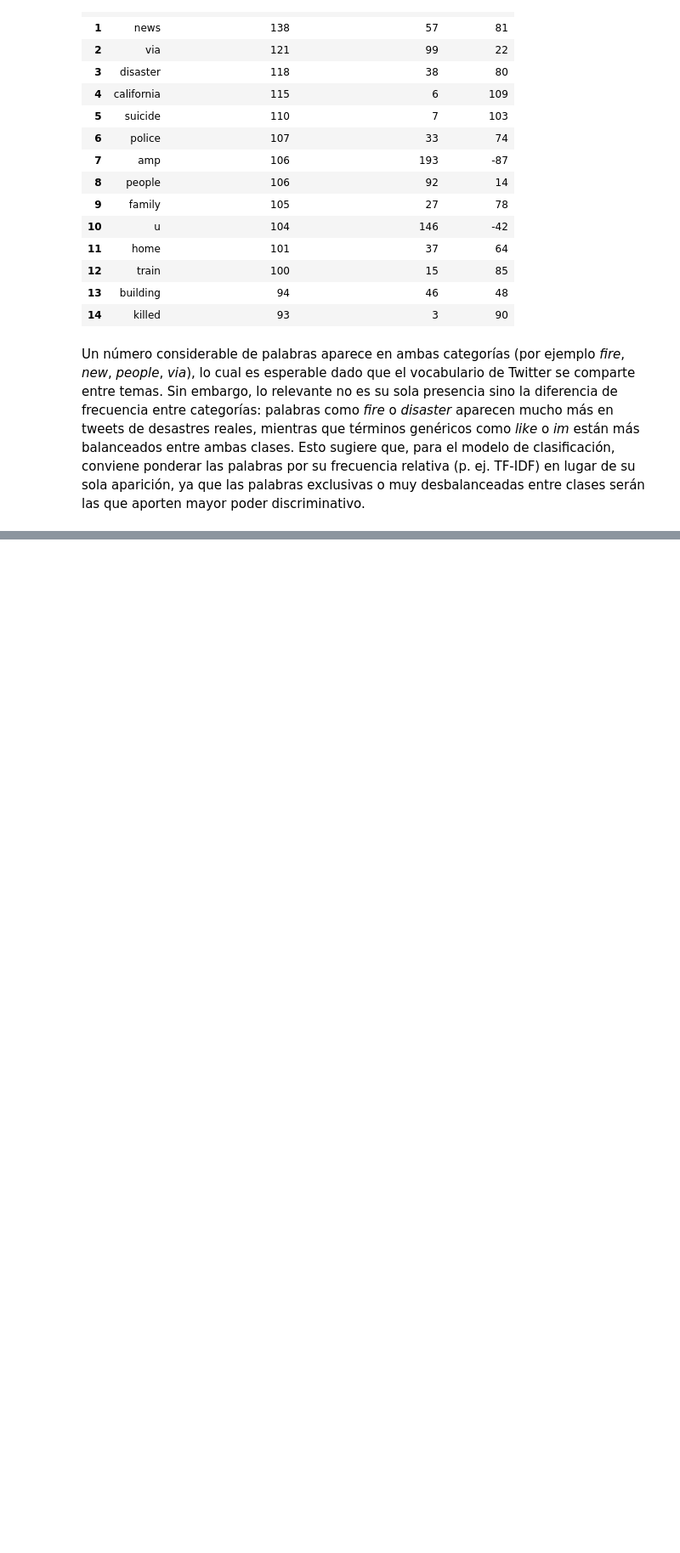
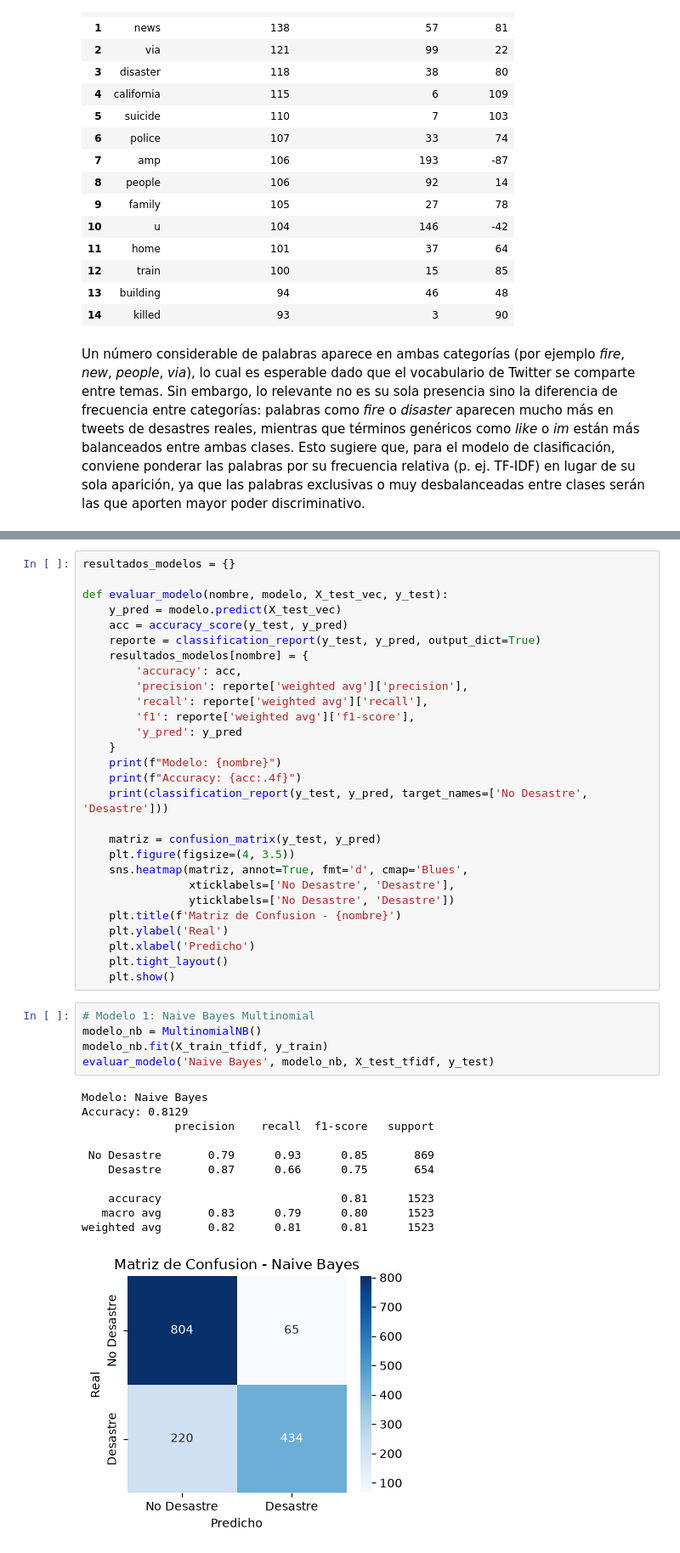
Before and after one commit to CindyGualim/Lab05-DataScience, a Jupyter notebook: Laboratorio_5_Mineria_Textos-checkpoint.ipynb, the cells around one changed output, grey strips where cells are left out. Shown at 85% size. Saved outputs shown, nothing was run; the diff lists cells and outputs as text; blank space fills up the shorter version.

Commit message:
feat: 6. modelos de clasificacion (bigramas/trigramas, TF-IDF y comparacion de algoritmos)

```diff
--- a/Laboratorio_5_Mineria_Textos-checkpoint.ipynb
+++ b/Laboratorio_5_Mineria_Textos-checkpoint.ipynb
@@ -602,0 +755,45 @@ Un número considerable de palabras aparece en ambas categorías (por ejemplo *f
+# %%
+resultados_modelos = {}
+
+def evaluar_modelo(nombre, modelo, X_test_vec, y_test):
+    y_pred = modelo.predict(X_test_vec)
+    acc = accuracy_score(y_test, y_pred)
+    reporte = classification_report(y_test, y_pred, output_dict=True)
+    resultados_modelos[nombre] = {
+        'accuracy': acc,
+        'precision': reporte['weighted avg']['precision'],
+        'recall': reporte['weighted avg']['recall'],
+        'f1': reporte['weighted avg']['f1-score'],
+        'y_pred': y_pred
+    }
+    print(f"Modelo: {nombre}")
+    print(f"Accuracy: {acc:.4f}")
+    print(classification_report(y_test, y_pred, target_names=['No Desastre', 'Desastre']))
+
+    matriz = confusion_matrix(y_test, y_pred)
+    plt.figure(figsize=(4, 3.5))
+    sns.heatmap(matriz, annot=True, fmt='d', cmap='Blues',
+                xticklabels=['No Desastre', 'Desastre'],
+                yticklabels=['No Desastre', 'Desastre'])
+    plt.title(f'Matriz de Confusion - {nombre}')
+    plt.ylabel('Real')
+    plt.xlabel('Predicho')
+    plt.tight_layout()
+    plt.show()
+# %%
+# Modelo 1: Naive Bayes Multinomial
+modelo_nb = MultinomialNB()
+modelo_nb.fit(X_train_tfidf, y_train)
+evaluar_modelo('Naive Bayes', modelo_nb, X_test_tfidf, y_test)
+# %% [output]
+Modelo: Naive Bayes
+Accuracy: 0.8129
+              precision    recall  f1-score   support
+
+ No Desastre       0.79      0.93      0.85       869
+    Desastre       0.87      0.66      0.75       654
+
+    accuracy                           0.81      1523
+   macro avg       0.83      0.79      0.80      1523
+weighted avg       0.82      0.81      0.81      1523
+[figure, added]
```
Also changed, not shown: parts of 13 cells of this notebook.
